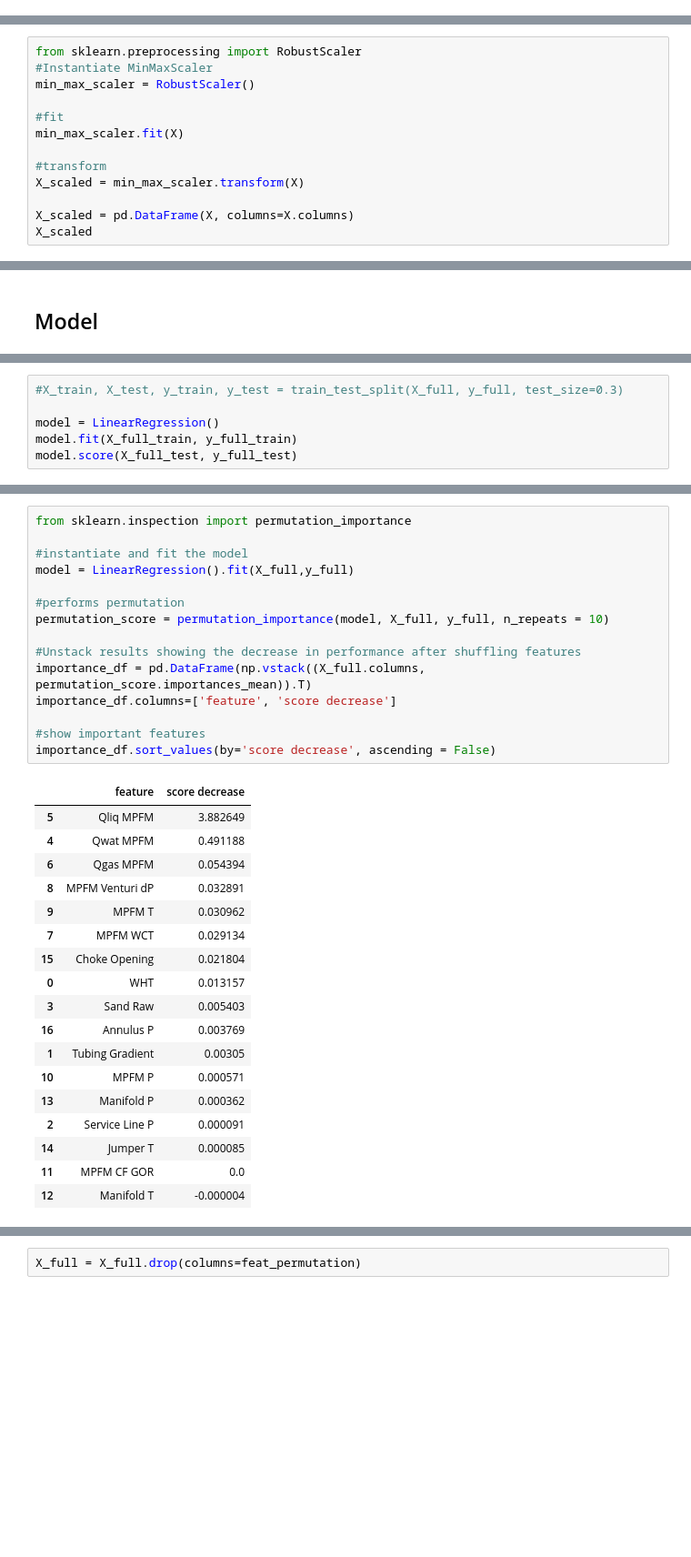
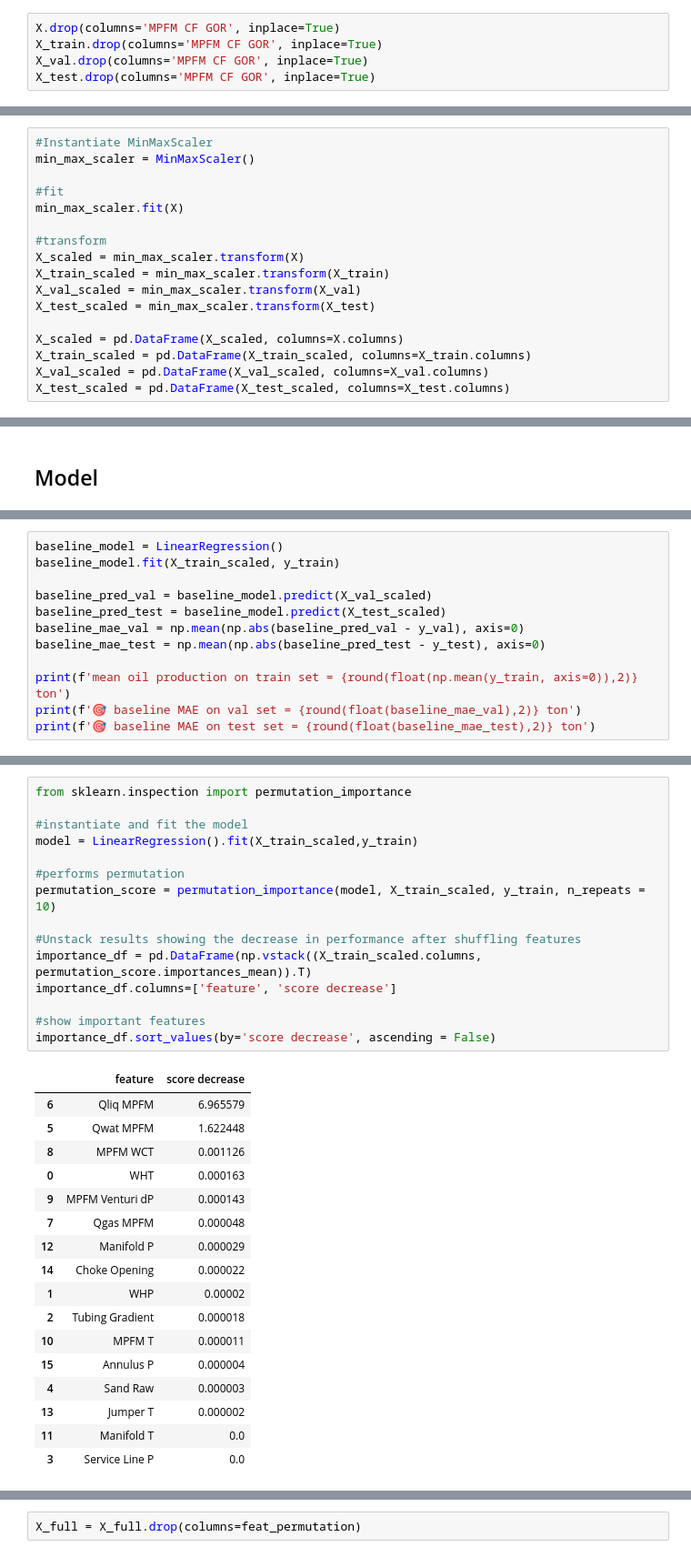
Before and after one commit to mattwagon/oil_production_prediction, a Jupyter notebook: notebooks/eduardo - basic mvp.ipynb, the cells around one changed output, grey strips where cells are left out. Shown at 91% size. Cells and saved outputs as stored; diff of their text form; blank space fills up the shorter version.

```diff
--- a/notebooks/eduardo - basic mvp.ipynb
+++ b/notebooks/eduardo - basic mvp.ipynb
@@ -544,0 +424,5 @@ plt.show()
+# %%
+X.drop(columns='MPFM CF GOR', inplace=True)
+X_train.drop(columns='MPFM CF GOR', inplace=True)
+X_val.drop(columns='MPFM CF GOR', inplace=True)
+X_test.drop(columns='MPFM CF GOR', inplace=True)
@@ -545,13 +431,17 @@ plt.show()
 # %%
-from sklearn.preprocessing import RobustScaler
 #Instantiate MinMaxScaler
-min_max_scaler = RobustScaler()
+min_max_scaler = MinMaxScaler()
 
 #fit
 min_max_scaler.fit(X)
 
 #transform
 X_scaled = min_max_scaler.transform(X)
+X_train_scaled = min_max_scaler.transform(X_train)
+X_val_scaled = min_max_scaler.transform(X_val)
+X_test_scaled = min_max_scaler.transform(X_test)
 
-X_scaled = pd.DataFrame(X, columns=X.columns)
-X_scaled
+X_scaled = pd.DataFrame(X_scaled, columns=X.columns)
+X_train_scaled = pd.DataFrame(X_train_scaled, columns=X_train.columns)
+X_val_scaled = pd.DataFrame(X_val_scaled, columns=X_val.columns)
+X_test_scaled = pd.DataFrame(X_test_scaled, columns=X_test.columns)
@@ -674,8 +468,14 @@ from sklearn.model_selection import train_test_split
 from sklearn.linear_model import LinearRegression
 # %%
-#X_train, X_test, y_train, y_test = train_test_split(X_full, y_full, test_size=0.3)
+baseline_model = LinearRegression()
+baseline_model.fit(X_train_scaled, y_train)
 
-model = LinearRegression()
-model.fit(X_full_train, y_full_train)
-model.score(X_full_test, y_full_test)
+baseline_pred_val = baseline_model.predict(X_val_scaled)
+baseline_pred_test = baseline_model.predict(X_test_scaled)
+baseline_mae_val = np.mean(np.abs(baseline_pred_val - y_val), axis=0)
+baseline_mae_test = np.mean(np.abs(baseline_pred_test - y_test), axis=0)
+
+print(f'mean oil production on train set = {round(float(np.mean(y_train, axis=0)),2)} ton')
+print(f'🎯 baseline MAE on val set = {round(float(baseline_mae_val),2)} ton')
+print(f'🎯 baseline MAE on test set = {round(float(baseline_mae_test),2)} ton')
 # %% [output]
@@ -714,37 +565,36 @@ plt.legend()
 # %%
 from sklearn.inspection import permutation_importance
 
 #instantiate and fit the model
-model = LinearRegression().fit(X_full,y_full)
+model = LinearRegression().fit(X_train_scaled,y_train)
 
 #performs permutation
-permutation_score = permutation_importance(model, X_full, y_full, n_repeats = 10)
+permutation_score = permutation_importance(model, X_train_scaled, y_train, n_repeats = 10)
 
 #Unstack results showing the decrease in performance after shuffling features
-importance_df = pd.DataFrame(np.vstack((X_full.columns, permutation_score.importances_mean)).T)
+importance_df = pd.DataFrame(np.vstack((X_train_scaled.columns, permutation_score.importances_mean)).T)
 importance_df.columns=['feature', 'score decrease']
 
 #show important features
 importance_df.sort_values(by='score decrease', ascending = False)
 # %% [output]
 |  | feature | score decrease |
-| 5 | Qliq MPFM | 3.882649 |
-| 4 | Qwat MPFM | 0.491188 |
-| 6 | Qgas MPFM | 0.054394 |
-| 8 | MPFM Venturi dP | 0.032891 |
-| 9 | MPFM T | 0.030962 |
-| 7 | MPFM WCT | 0.029134 |
-| 15 | Choke Opening | 0.021804 |
-| 0 | WHT | 0.013157 |
-| 3 | Sand Raw | 0.005403 |
-| 16 | Annulus P | 0.003769 |
-| 1 | Tubing Gradient | 0.00305 |
-| 10 | MPFM P | 0.000571 |
-| 13 | Manifold P | 0.000362 |
-| 2 | Service Line P | 0.000091 |
-| 14 | Jumper T | 0.000085 |
-| 11 | MPFM CF GOR | 0.0 |
-| 12 | Manifold T | -0.000004 |
+| 6 | Qliq MPFM | 6.965579 |
+| 5 | Qwat MPFM | 1.622448 |
+| 8 | MPFM WCT | 0.001126 |
+| 0 | WHT | 0.000163 |
+| 9 | MPFM Venturi dP | 0.000143 |
+| 7 | Qgas MPFM | 0.000048 |
+| 12 | Manifold P | 0.000029 |
+| 14 | Choke Opening | 0.000022 |
+| 1 | WHP | 0.00002 |
+| 2 | Tubing Gradient | 0.000018 |
+| 10 | MPFM T | 0.000011 |
+| 15 | Annulus P | 0.000004 |
+| 4 | Sand Raw | 0.000003 |
+| 13 | Jumper T | 0.000002 |
+| 11 | Manifold T | 0.0 |
+| 3 | Service Line P | 0.0 |
 # %%
 feat_permutation = list(importance_df[importance_df['score decrease']<0.005].feature)
 feat_permutation
```
Also changed, not shown: parts of 49 cells of this notebook.
